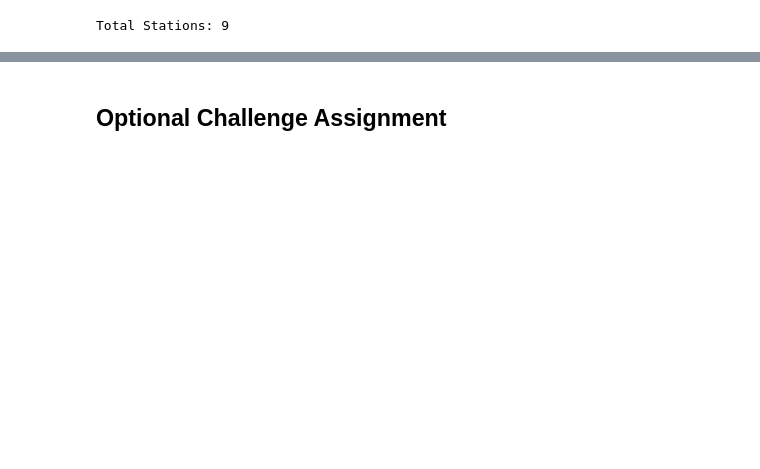
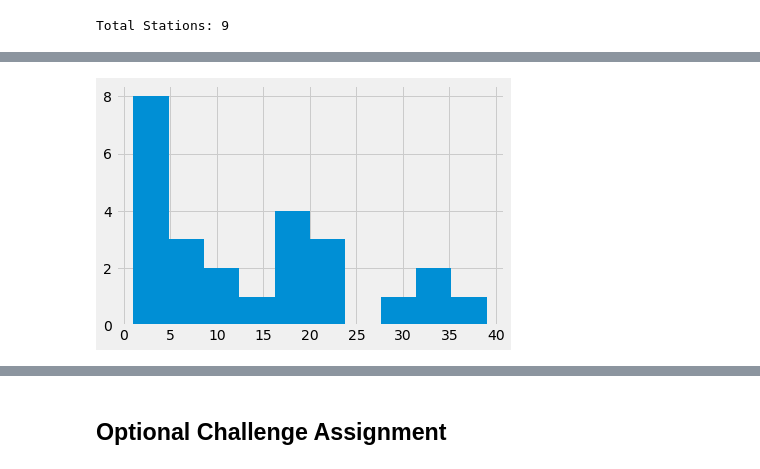
Before and after one commit to kglibrarian/datasciencebootcamp, a Jupyter notebook: Climate Change/climate_starter.ipynb, the cells around one changed output, grey strips where cells are left out. Saved outputs shown, nothing was run; the diff lists cells and outputs as text; code cells hidden in the pictures; blank space fills up the shorter version.

```diff
--- a/Climate Change/climate_starter.ipynb
+++ b/Climate Change/climate_starter.ipynb
@@ -276,0 +294,27 @@ Total Stations: 19550
+# %%
+# Query the last 12 months of temperature observation data for this station and plot the results as a histogram
+
+results2 = session.query(Measurement.date, Measurement.station, Measurement.tobs).\
+    filter(Measurement.date > '2016-08-22',Measurement.station.contains('USC00519281')).all()
+
+date2 = [result[0] for result in results2]
+station2 = [result[1] for result in results2]
+tobs2 = [result[2] for result in results2]
+
+#### Save the query results as a Pandas DataFrame and set the index to the date column
+
+last_12_months_2 = pd.DataFrame(list(zip(date2,tobs2)),columns=['Date','Temperature'])
+last_12_months_2.head()
+
+#### Sort the dataframe by date
+
+last_12_months_sort_2 = last_12_months_2.sort_index(axis = 0, ascending=False)
+
+# Remove the rows with missing data
+#clean_last_12_months = last_12_months_sort.dropna(how="any")
+#clean_last_12_months.count()
+
+##### Set the index to the date column
+
+last_12_months_final_2 = last_12_months_sort_2.set_index('Date')
+last_12_months_final_2.head()
@@ -276,0 +329,3 @@ Total Stations: 19550
+# %%
+temp_frequency = last_12_months_final_2['Temperature'].value_counts()
+print(temp_frequency)
@@ -277,3 +350,13 @@ Total Stations: 19550
+# %%
+# Use Pandas Plotting with Matplotlib to plot the data
+ax = temp_frequency.hist()
+
+plt.tight_layout()
+plt.savefig("lastyearprecipitationforstation.png")
+plt.show()
+plt.close()
+# %% [output]
+[figure, added]
 # %% [markdown]
 ![precipitation](Images/station-histogram.png)
 # %%
```
Also changed, not shown: parts of 12 cells of this notebook, 2 other files.
